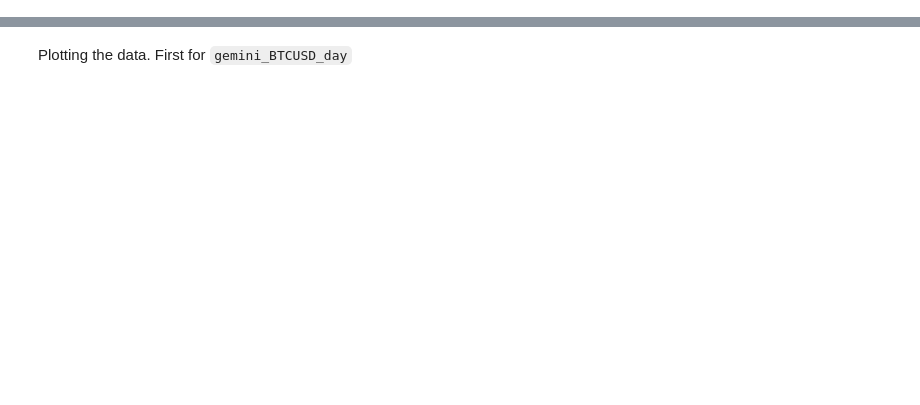
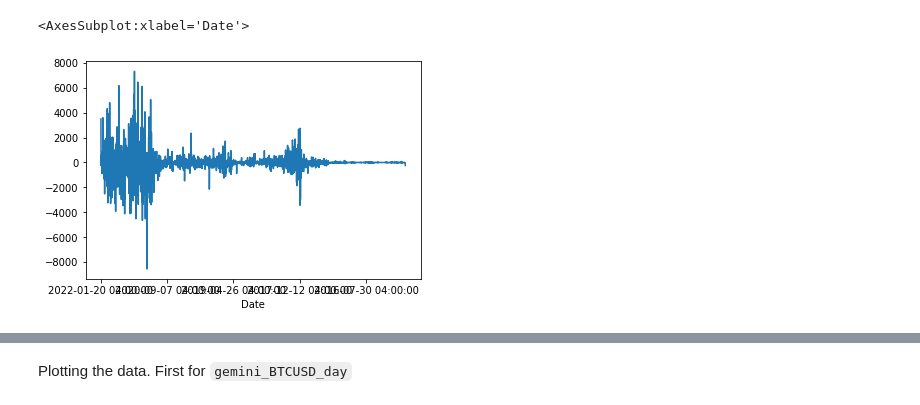
Before and after one commit to isomorphicdude/HackCambridge, a Jupyter notebook: src/roughwork.ipynb, the cells around one changed output, grey strips where cells are left out. Cells and saved outputs as stored; diff of their text form; code cells hidden in the pictures; blank space fills up the shorter version.

```diff
--- a/src/roughwork.ipynb
+++ b/src/roughwork.ipynb
@@ -20,0 +34,6 @@ list(df[0].columns)
+# %%
+D_data = data.diff().dropna()
+D_data.plot()
+# %% [output]
+<AxesSubplot:xlabel='Date'>
+[figure, added]
```
Also changed, not shown: parts of 15 cells of this notebook.
